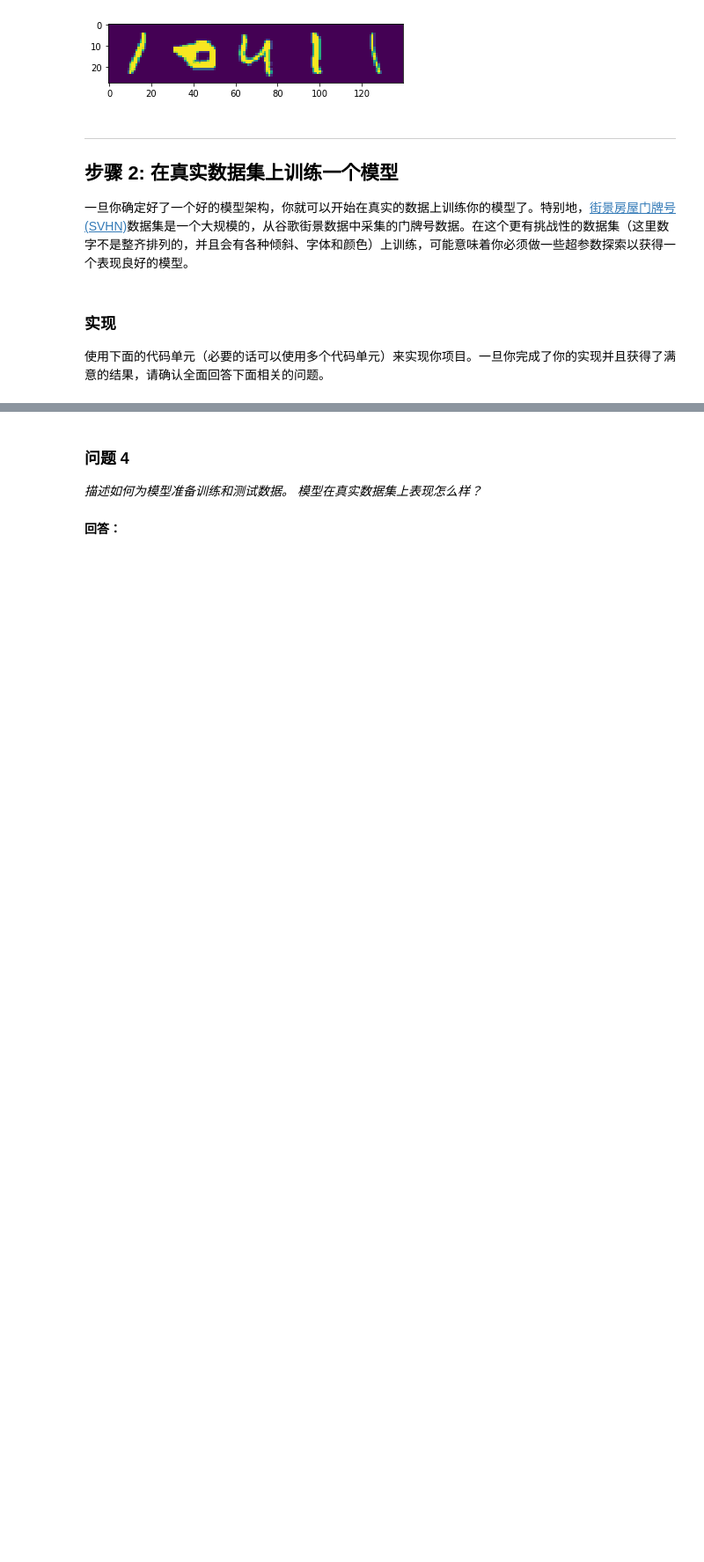
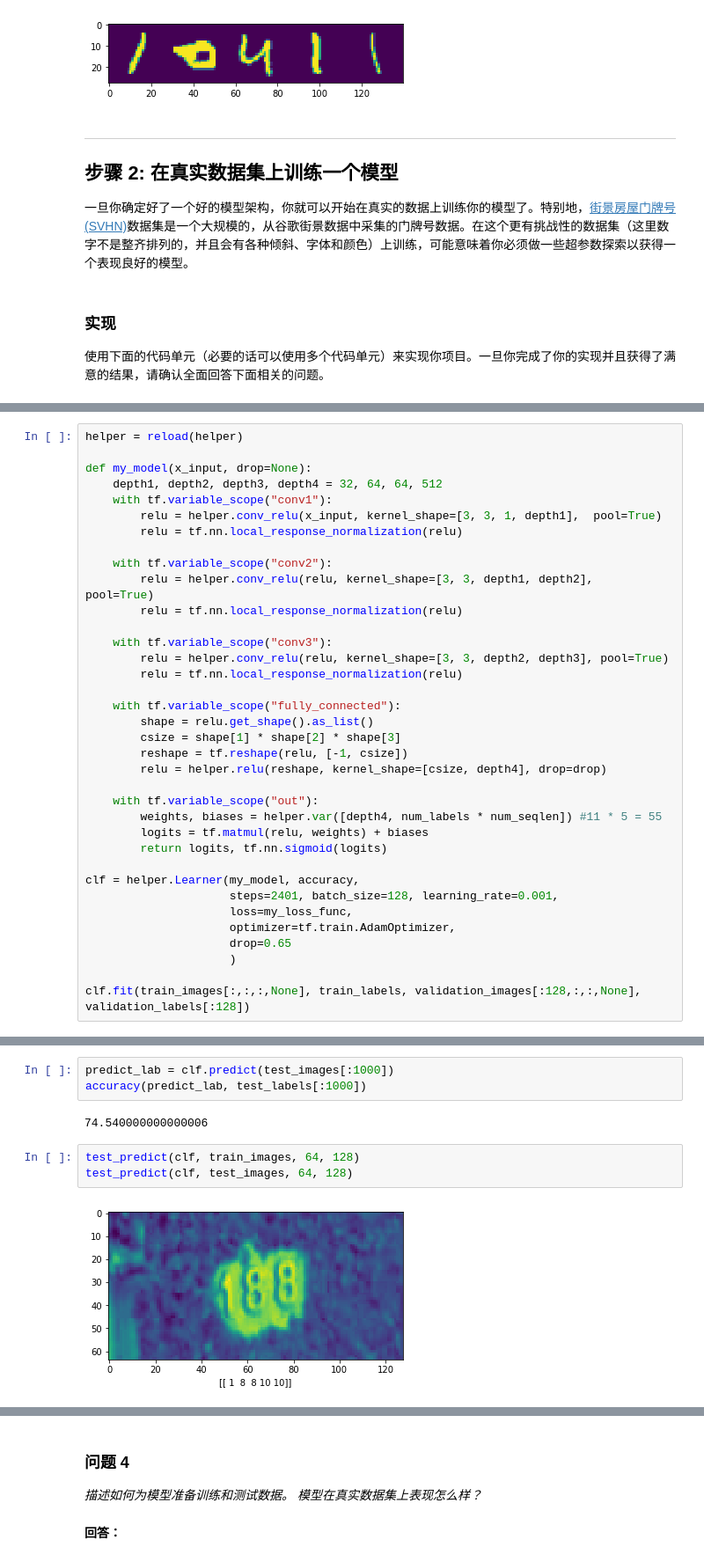
Before and after one commit to Heerozh/machine-learning, a Jupyter notebook: projects/digit_recognition/digit_recognition.ipynb, the cells around one changed output, grey strips where cells are left out. Shown: that part at 88% size. Drawn from its saved outputs; the diff is of its cells as text; blank space fills up the shorter version.

```diff
--- a/projects/digit_recognition/digit_recognition.ipynb
+++ b/projects/digit_recognition/digit_recognition.ipynb
@@ -196,0 +312,36 @@ print(validation_images[rndsel], validation_images[rndsel].shape)
+# %%
+helper = reload(helper)
+
+def my_model(x_input, drop=None):
+    depth1, depth2, depth3, depth4 = 32, 64, 64, 512
+    with tf.variable_scope("conv1"):
+        relu = helper.conv_relu(x_input, kernel_shape=[3, 3, 1, depth1],  pool=True)
+        relu = tf.nn.local_response_normalization(relu)
+
+    with tf.variable_scope("conv2"):
+        relu = helper.conv_relu(relu, kernel_shape=[3, 3, depth1, depth2],  pool=True)
+        relu = tf.nn.local_response_normalization(relu)
+
+    with tf.variable_scope("conv3"):
+        relu = helper.conv_relu(relu, kernel_shape=[3, 3, depth2, depth3], pool=True)
+        relu = tf.nn.local_response_normalization(relu)
+
+    with tf.variable_scope("fully_connected"):
+        shape = relu.get_shape().as_list()
+        csize = shape[1] * shape[2] * shape[3]
+        reshape = tf.reshape(relu, [-1, csize])
+        relu = helper.relu(reshape, kernel_shape=[csize, depth4], drop=drop)
+
+    with tf.variable_scope("out"):
+        weights, biases = helper.var([depth4, num_labels * num_seqlen]) #11 * 5 = 55
+        logits = tf.matmul(relu, weights) + biases
+        return logits, tf.nn.sigmoid(logits)
+
+clf = helper.Learner(my_model, accuracy,
+                     steps=2401, batch_size=128, learning_rate=0.001,
+                     loss=my_loss_func,
+                     optimizer=tf.train.AdamOptimizer,
+                     drop=0.65
+                     )
+
+clf.fit(train_images[:,:,:,None], train_labels, validation_images[:128,:,:,None], validation_labels[:128])
@@ -196,0 +366,10 @@ print(validation_images[rndsel], validation_images[rndsel].shape)
+# %%
+predict_lab = clf.predict(test_images[:1000])
+accuracy(predict_lab, test_labels[:1000])
+# %% [output]
+74.540000000000006
+# %%
+test_predict(clf, train_images, 64, 128)
+test_predict(clf, test_images, 64, 128)
+# %% [output]
+[figure, added]
```
Also changed, not shown: parts of 20 cells of this notebook, 2 other files.
